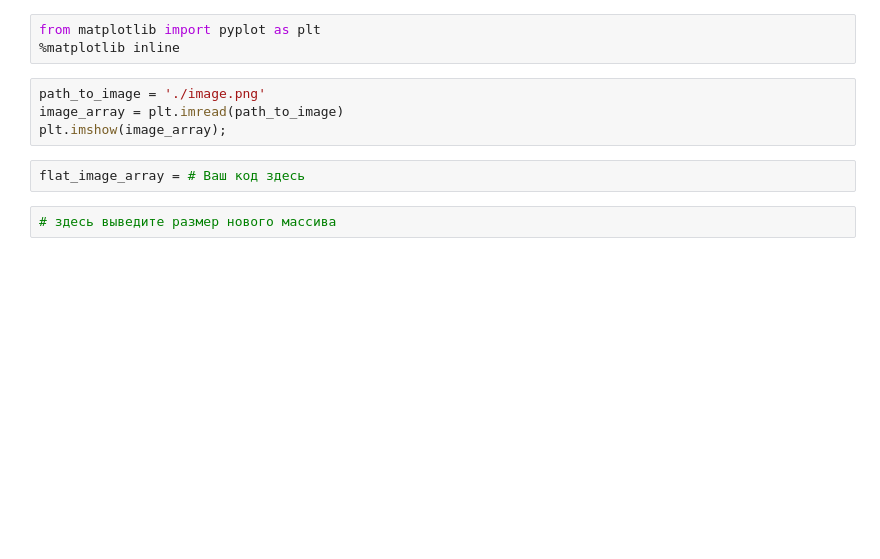
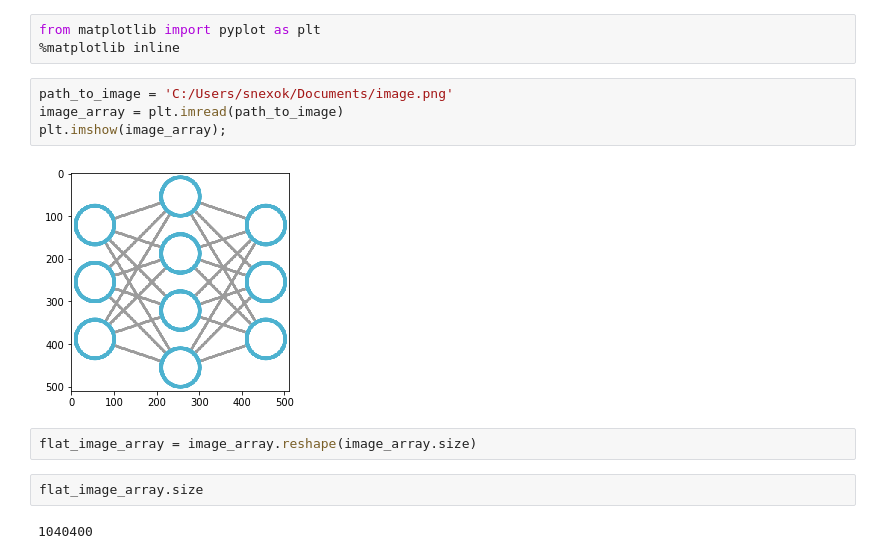
Before and after one commit to Snexok/DLS, a Jupyter notebook: homeworks/hw2/hw1_numpy.ipynb, the cells around one changed output. Cells and saved outputs as stored; diff of their text form; blank space fills up the shorter version.

Commit message:
snexok

```diff
--- a/homeworks/hw2/hw1_numpy.ipynb
+++ b/homeworks/hw2/hw1_numpy.ipynb
@@ -179,10 +182,14 @@ draw_f(gridx, gridy)
 from matplotlib import pyplot as plt
 %matplotlib inline
 # %%
-path_to_image = './image.png'
+path_to_image = 'C:/Users/snexok/Documents/image.png'
 image_array = plt.imread(path_to_image)
 plt.imshow(image_array);
+# %% [output]
+[figure, added]
-# %%
-flat_image_array = # Ваш код здесь
-# %%
-# здесь выведите размер нового массива
+# %%
+flat_image_array = image_array.reshape(image_array.size)
+# %%
+flat_image_array.size
+# %% [output]
+1040400
```
Also changed, not shown: parts of 8 cells of this notebook.
